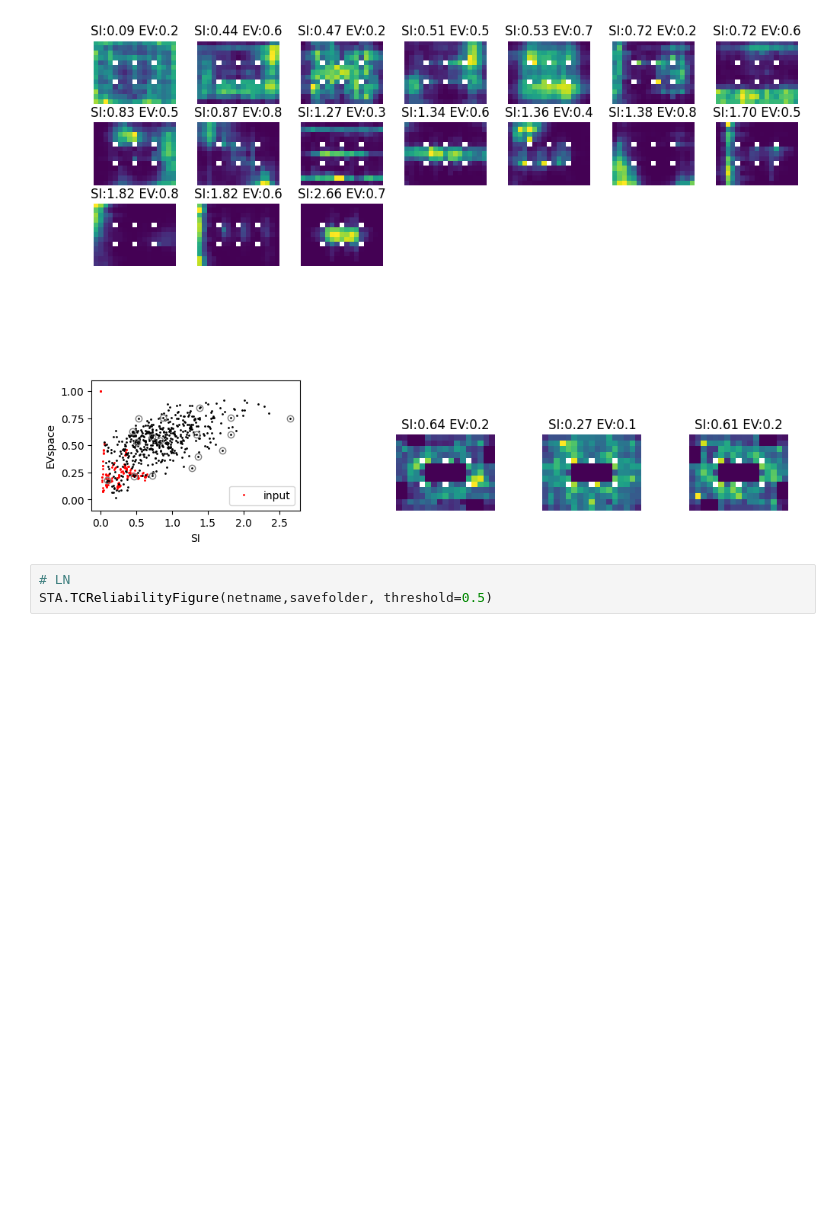
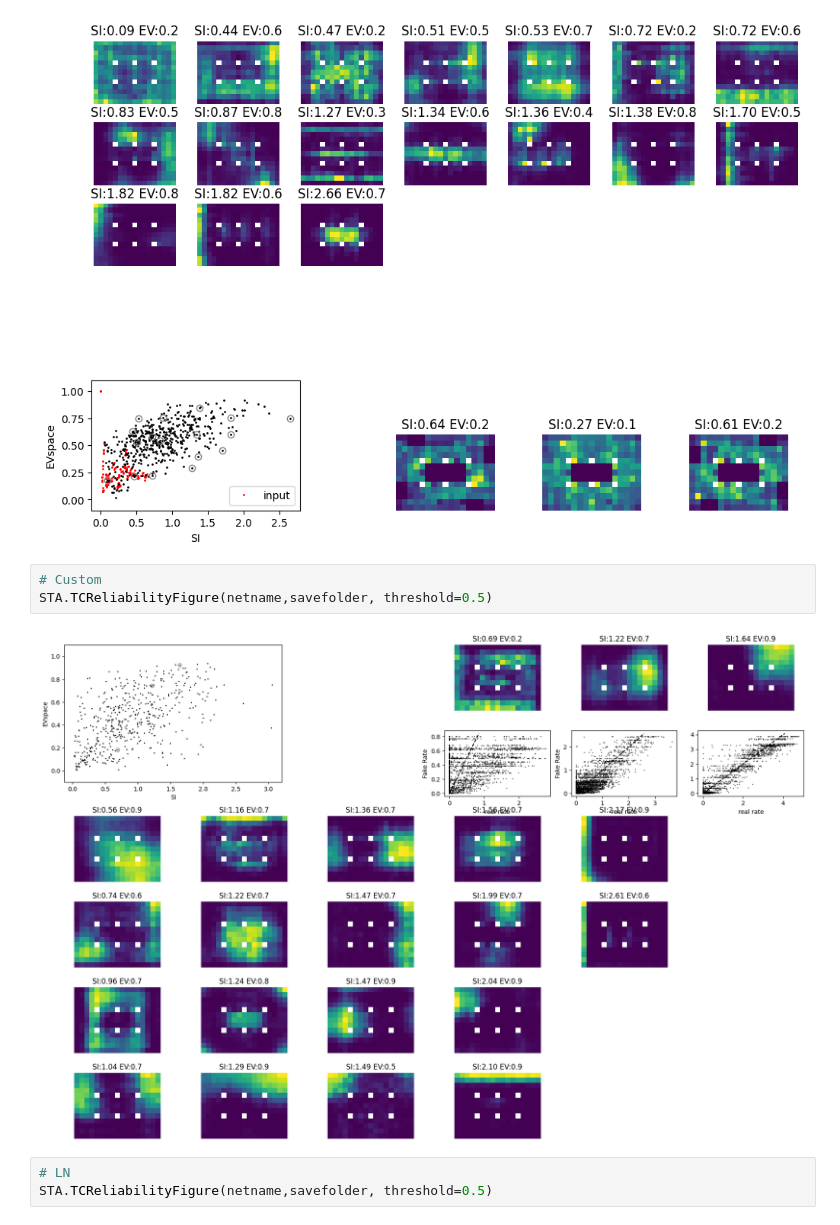
Before and after one commit to SabrinaDu7/RL_for_pRNN, a Jupyter notebook: LavaAnalysis.ipynb, the cells around one changed output. Saved outputs shown, nothing was run; the diff lists cells and outputs as text; blank space fills up the shorter version.

```diff
--- a/LavaAnalysis.ipynb
+++ b/LavaAnalysis.ipynb
@@ -97,6 +114,11 @@ STA.SpatialTuningFigure(netname=netname,savefolder=savefolder,
                        exgrid=5)
 # %% [output]
 [figure]
+# %%
+# Custom
+STA.TCReliabilityFigure(netname,savefolder, threshold=0.5)
+# %% [output]
+[figure, added]
 # %%
 # LN
 STA.TCReliabilityFigure(netname,savefolder, threshold=0.5)
```
Also changed, not shown: parts of 8 cells of this notebook, 29 other files.
